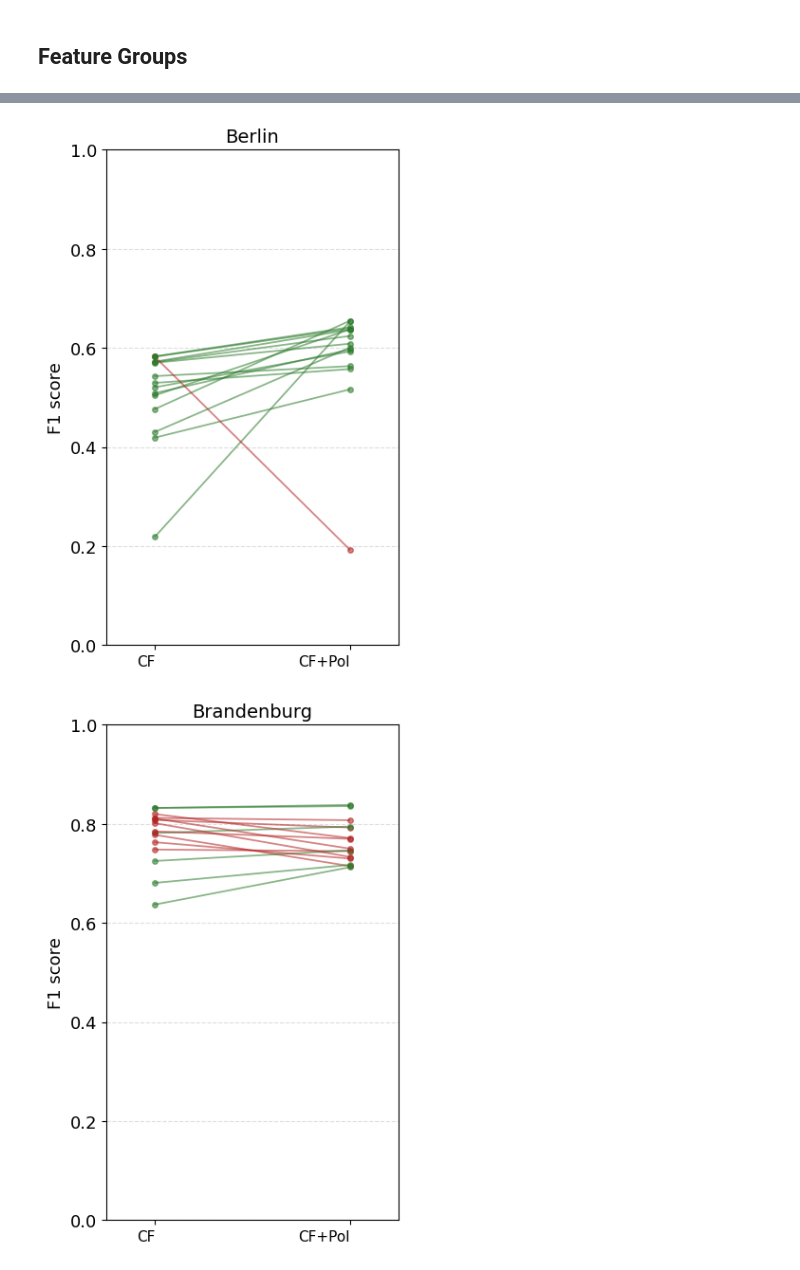
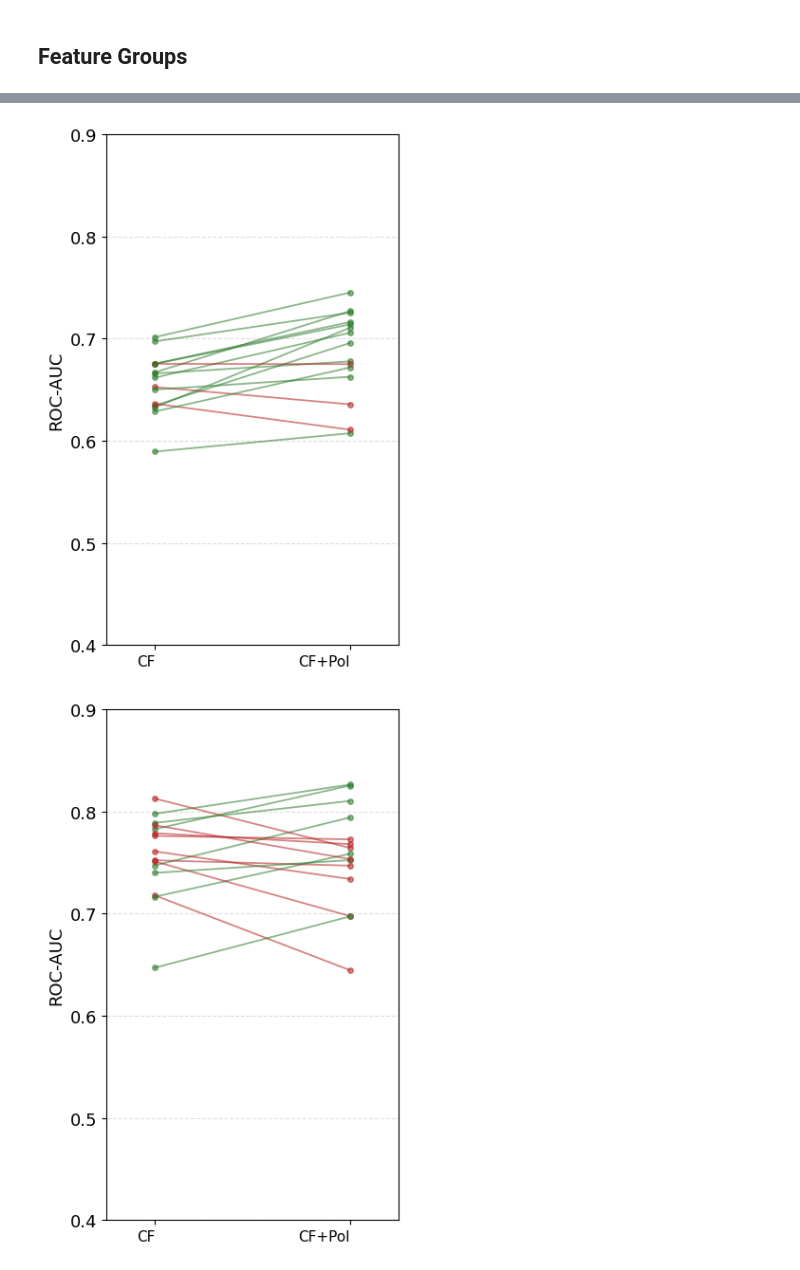
Before and after one commit to pjhi/process-mining-legislation-german-parliaments, a Jupyter notebook: AdvancedAnalysis/3-4-1-k-fold-classification.ipynb, the cells around one changed output, grey strips where cells are left out. Saved outputs shown, nothing was run; the diff lists cells and outputs as text; code cells hidden in the pictures.

```diff
--- a/AdvancedAnalysis/3-4-1-k-fold-classification.ipynb
+++ b/AdvancedAnalysis/3-4-1-k-fold-classification.ipynb
@@ -154,7 +129,7 @@ for data in [data_berlin, data_brandenburg, data_bawue]:
 datasets_raw = {
     'Berlin':           (data_berlin, target_berlin),
     'Brandenburg':      (data_brandenburg, target_brandenburg),
-    #'Baden-Württemberg': (data_bawue, target_bawue),
+    'Baden-Württemberg': (data_bawue, target_bawue),
 }
 # %% [output]
 Dropping columns of type object: Index(['start_time', 'case:DokTypLFirstDoc', 'case:VorgangsDeskriptoren',
@@ -661,7 +703,6 @@ COLOR_MAP = {
     'Political features only':              ALL_,
 }
 # %%
-scores_df = scores_df[~scores_df['case'].str.contains('(opt)', regex=False)]
 figs, axes = plot_metric_boxplots_per_parliament(
     scores_df, case_order=CASE_ORDER, label_map=LABEL_MAP, color_map=COLOR_MAP)
 # %% [output]
@@ -732,17 +776,7 @@ def paired_wilcoxon_tests(scores_df, comparisons, metric='f1',
     out['p_holm'] = _holm(out['p_raw'].fillna(1.0).to_numpy())
     return out
 # %%
-def _pairs(scores_df, region, case_from, case_to, metric='f1'):
-    sub = scores_df[(scores_df['region'] == region) &
-                    (~scores_df['method'].str.contains('Baseline'))]
-    wide = sub.pivot_table(index='method', columns='case', values=metric)
-    for c in (case_from, case_to):
-        if c not in wide:
-            raise KeyError(f"{c!r} not in region {region!r}; "
-                           f"available: {list(wide.columns)}")
-    return wide[[case_from, case_to]].dropna()
-
-def summarize(scores_df, region, case_from, case_to, metric='f1'):
+def summarize(scores_df, region, case_from, case_to, metric=PRIMARY_METRIC):
     pair = _pairs(scores_df, region, case_from, case_to, metric)
     diff = (pair[case_to] - pair[case_from]).to_numpy()
     n = len(diff)
@@ -758,7 +792,7 @@ def summarize(scores_df, region, case_from, case_to, metric='f1'):
         'n_tie': n_tie,
     }
 
-def plot_slopes(scores_df, regions, case_from, case_to, metric='f1',
+def plot_slopes(scores_df, regions, case_from, case_to, metric=PRIMARY_METRIC,
                 figsize=(4, 6), fontsize=13, label_map=None):
     fig, axes = plt.subplots(1, len(regions), figsize=figsize, sharey=True)
     if len(regions) == 1:
@@ -777,37 +811,31 @@ def plot_slopes(scores_df, regions, case_from, case_to, metric='f1',
         ax.set_xticks([0, 1])
         ax.set_xticklabels(disp_labels, fontsize=fontsize - 2, ha='right')
         ax.set_xlim(-0.25, 1.25)
-        ax.set_title(region, fontsize=fontsize + 1)
         ax.grid(axis='y', linestyle='--', alpha=0.4)
         ax.tick_params(axis='y', labelsize=fontsize)
-    axes[0].set_ylim(0, 1)
-    axes[0].set_ylabel(f'{metric.upper()} score', fontsize=fontsize)
+    axes[0].set_ylim(0.4, 0.9)
+    axes[0].set_ylabel(METRIC_LABELS.get(metric, metric), fontsize=fontsize)
     fig.tight_layout()
     return fig, axes
 # %%
-# --- adjust these to your actual test_cases keys if different ---
 CASE_FROM = 'Without political features'
-#CASE_TO   = 'Out-of-data political only'
-#CASE_TO   = 'Control-flow + out-of-data political'
-CASE_TO = "Combined"
-REGIONS   = ['Berlin', 'Brandenburg']
+CASE_TO   = 'Combined'
+REGIONS   = list(datasets_raw.keys())
 
-fig, axes = plot_slopes(scores_df, [REGIONS[0]], CASE_FROM, CASE_TO, label_map=LABEL_MAP)
-plt.show()
-fig, axes = plot_slopes(scores_df, [REGIONS[1]], CASE_FROM, CASE_TO, label_map=LABEL_MAP)
-plt.show()
+for region in REGIONS:
+    fig, axes = plot_slopes(scores_df, [region], CASE_FROM, CASE_TO, label_map=LABEL_MAP)
+    plt.show()
 
-
-print(f"{CASE_FROM}  ->  {CASE_TO}\n")
-hdr = f"{'region':<14}{'n':>3}{'mean delta':>9}{'median delta':>10}{'improved':>16}{'degraded':>16}"
+print(f"{CASE_FROM}  ->  {CASE_TO}  [{METRIC_LABELS[PRIMARY_METRIC]}]\n")
+hdr = f"{'region':<20}{'n':>3}{'mean delta':>12}{'median delta':>14}{'improved':>16}{'degraded':>16}"
 print(hdr); print('-' * len(hdr))
 for region in REGIONS:
     s = summarize(scores_df, region, CASE_FROM, CASE_TO)
     up   = f"{s['n_up']}/{s['n']} ({s['pct_up']:.0f}%)"
     down = f"{s['n_down']}/{s['n']} ({s['pct_down']:.0f}%)"
-    print(f"{s['region']:<14}{s['n']:>3}{s['mean_diff']:>+9.3f}"
-          f"{s['median_diff']:>+10.3f}{up:>16}{down:>16}"
+    print(f"{s['region']:<20}{s['n']:>3}{s['mean_diff']:>+12.3f}"
+          f"{s['median_diff']:>+14.3f}{up:>16}{down:>16}"
           + (f"   ({s['n_tie']} tied)" if s['n_tie'] else ""))
 # %% [output]
-[figure, old version]
+[figure, new version]
-[figure, old version]
+[figure, new version]
```
Also changed, not shown: parts of 23 cells of this notebook, 18 other files.
